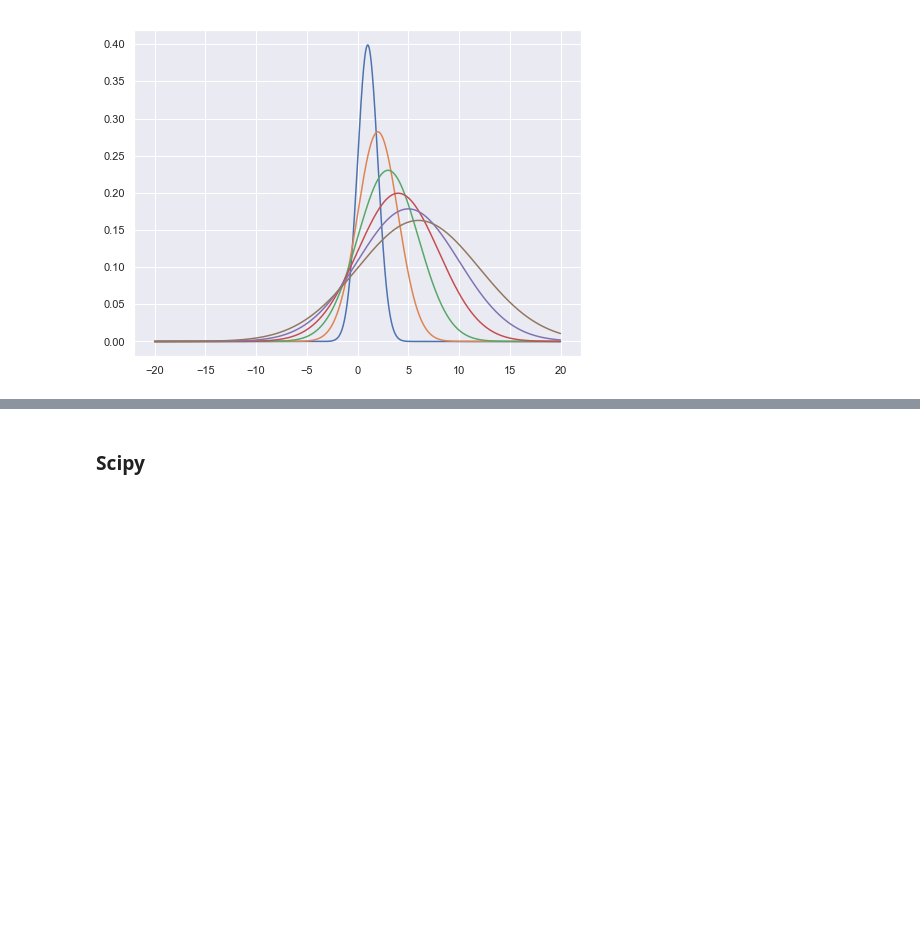
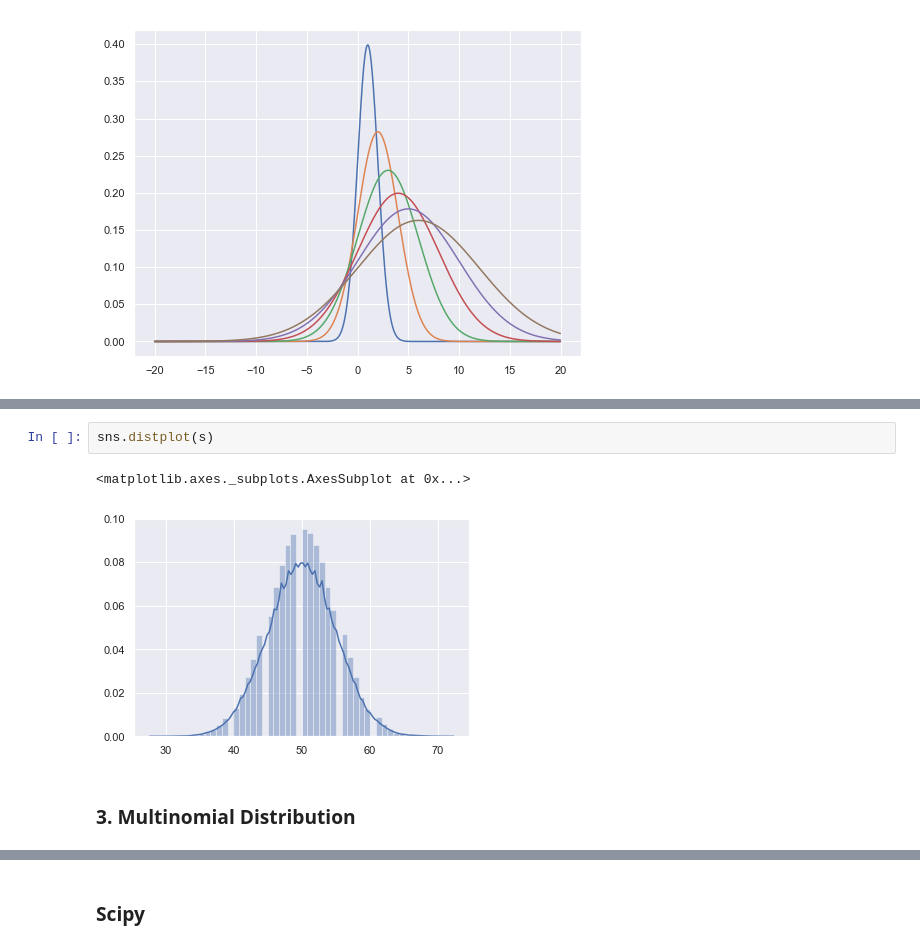
Before and after one commit to npshub/numpy, a Jupyter notebook: 5a. Statistics-Probability.ipynb, the cells around one changed output, grey strips where cells are left out. Saved outputs shown, nothing was run; the diff lists cells and outputs as text; blank space fills up the shorter version.

```diff
--- a/5a. Statistics-Probability.ipynb
+++ b/5a. Statistics-Probability.ipynb
@@ -27,0 +84,7 @@ plt.show()
+# %%
+sns.distplot(s)
+# %% [output]
+<matplotlib.axes._subplots.AxesSubplot at 0x...>
+[figure, added]
+# %% [markdown]
+### 3. Multinomial Distribution
```
Also changed, not shown: parts of 47 cells of this notebook, 1 other file.
